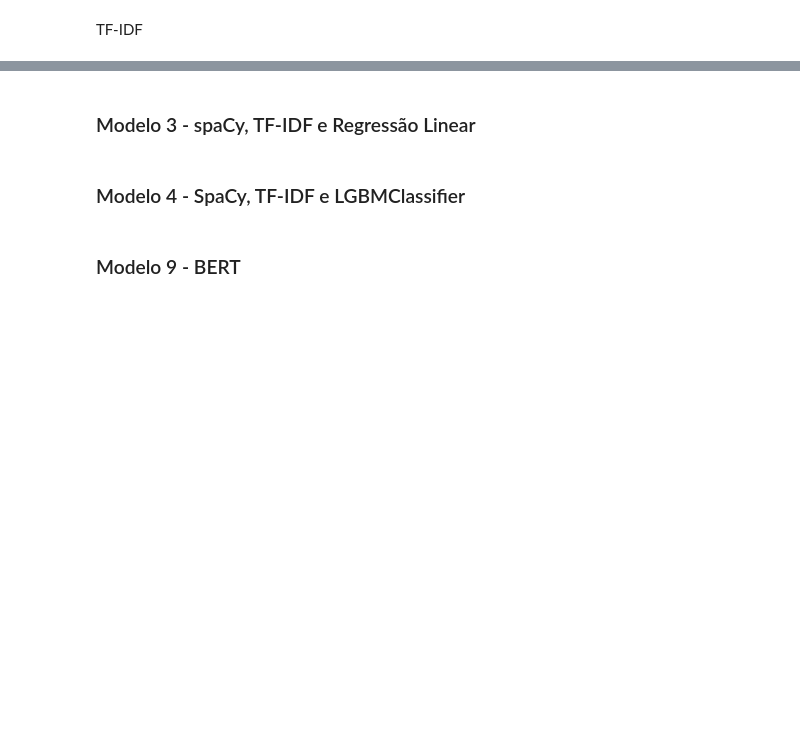
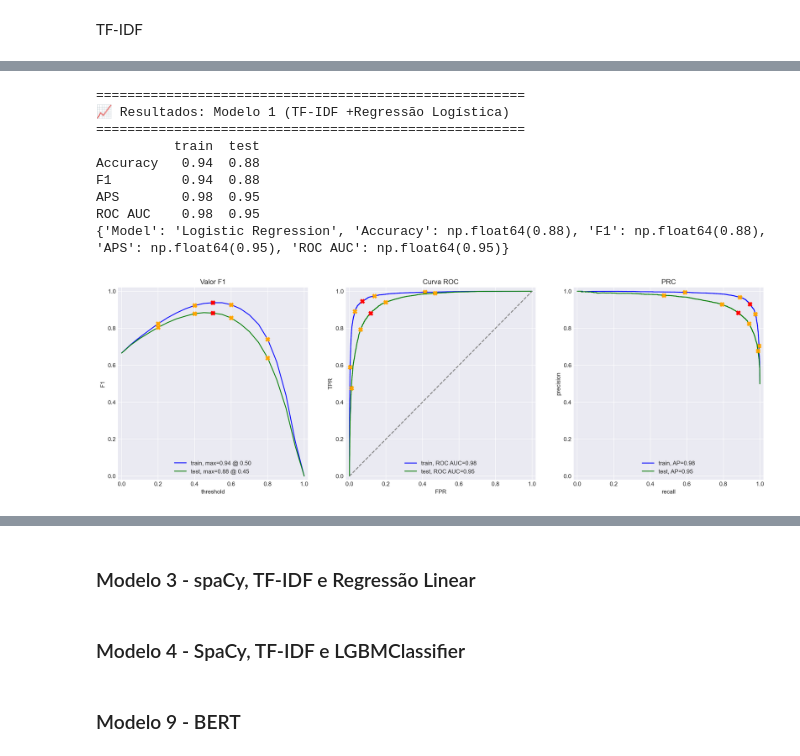
Before and after one commit to JulianaGalli/film-sentiment-classifier, a Jupyter notebook: EDA.ipynb, the cells around one changed output, grey strips where cells are left out. Cells and saved outputs as stored; diff of their text form; code cells hidden in the pictures; blank space fills up the shorter version.

```diff
--- a/EDA.ipynb
+++ b/EDA.ipynb
@@ -558,0 +604,31 @@ evaluate_model(model_1, train_features_1, train_target, test_features_1, test_ta
+# %%
+# instanciar o modelo TF-IDF
+# baixando as stop words do NLTK para o idioma inglês
+nltk.download('stopwords')
+stop_words = list(set(nltk.corpus.stopwords.words('english')))
+
+# instanciar o vetorizador TF-IDF
+tfidf_vectorizer = TfidfVectorizer(stop_words=stop_words)
+
+# transformar o texto em números (features)
+train_features_1 = tfidf_vectorizer.fit_transform(df_reviews_train['review_norm'])
+test_features_1 = tfidf_vectorizer.transform(df_reviews_test['review_norm'])
+
+# instanciar o modelo de regressão logística
+model_1 = LogisticRegression(random_state=42)
+
+# treinar o modelo
+model_1.fit(train_features_1, train_target)
+
+# chamar a função de avaliação para o modelo de regressão logística
+print('=' * 55)
+print(f"📈 Resultados: Modelo 1 (TF-IDF +Regressão Logística)")
+print('=' * 55)
+
+res_logistic = evaluate_model(model_1, train_features_1, train_target, test_features_1, test_target, model_name='Logistic Regression')
+
+# armezenamento do resumo do modelo Dummy na lista de resumos
+resumo_modelos.append(res_logistic)
+
+print(res_logistic)
+# %% [output]
@@ -558,0 +638,10 @@ evaluate_model(model_1, train_features_1, train_target, test_features_1, test_ta
+=======================================================
+📈 Resultados: Modelo 1 (TF-IDF +Regressão Logística)
+=======================================================
+          train  test
+Accuracy   0.94  0.88
+F1         0.94  0.88
+APS        0.98  0.95
+ROC AUC    0.98  0.95
+{'Model': 'Logistic Regression', 'Accuracy': np.float64(0.88), 'F1': np.float64(0.88), 'APS': np.float64(0.95), 'ROC AUC': np.float64(0.95)}
+[figure, added]
```
Also changed, not shown: parts of 11 cells of this notebook.
